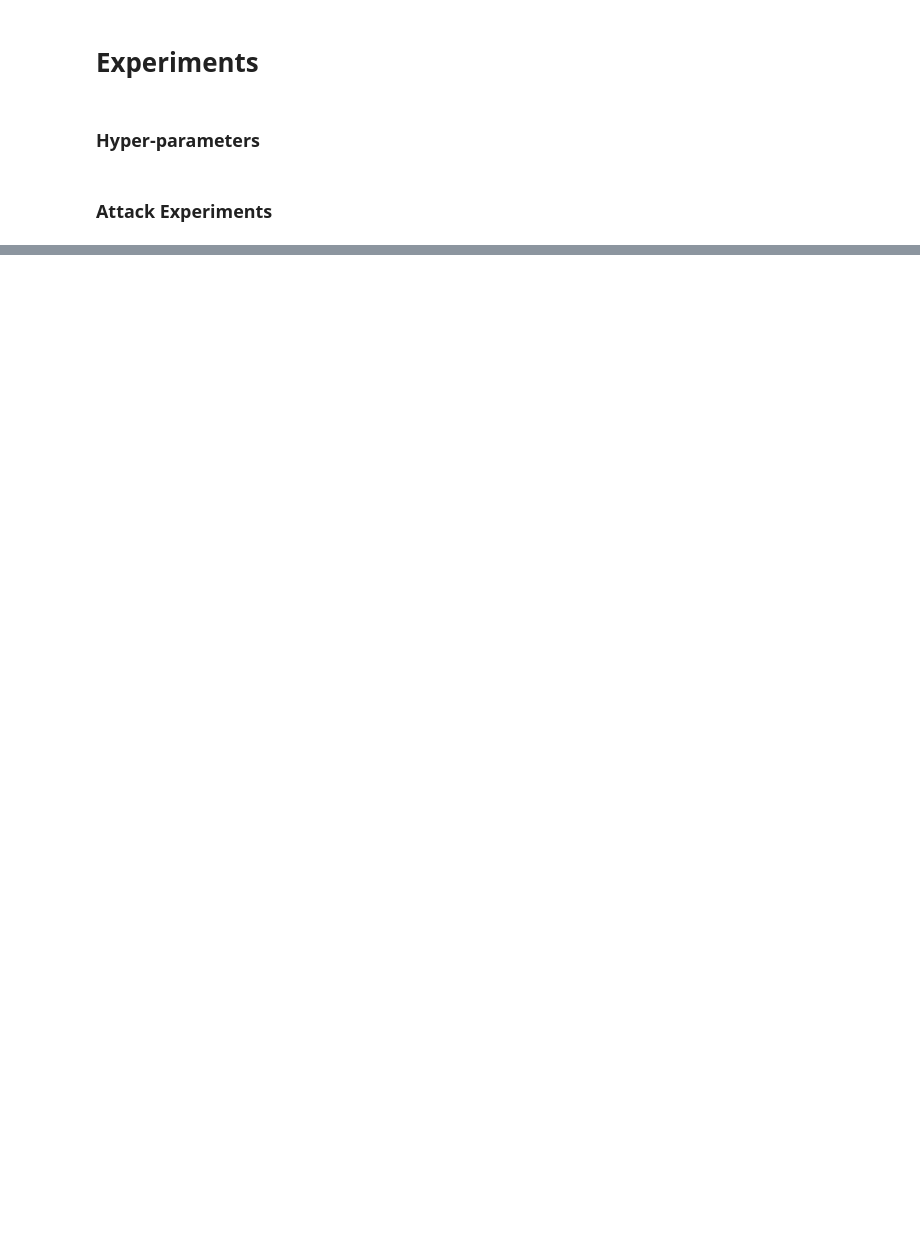
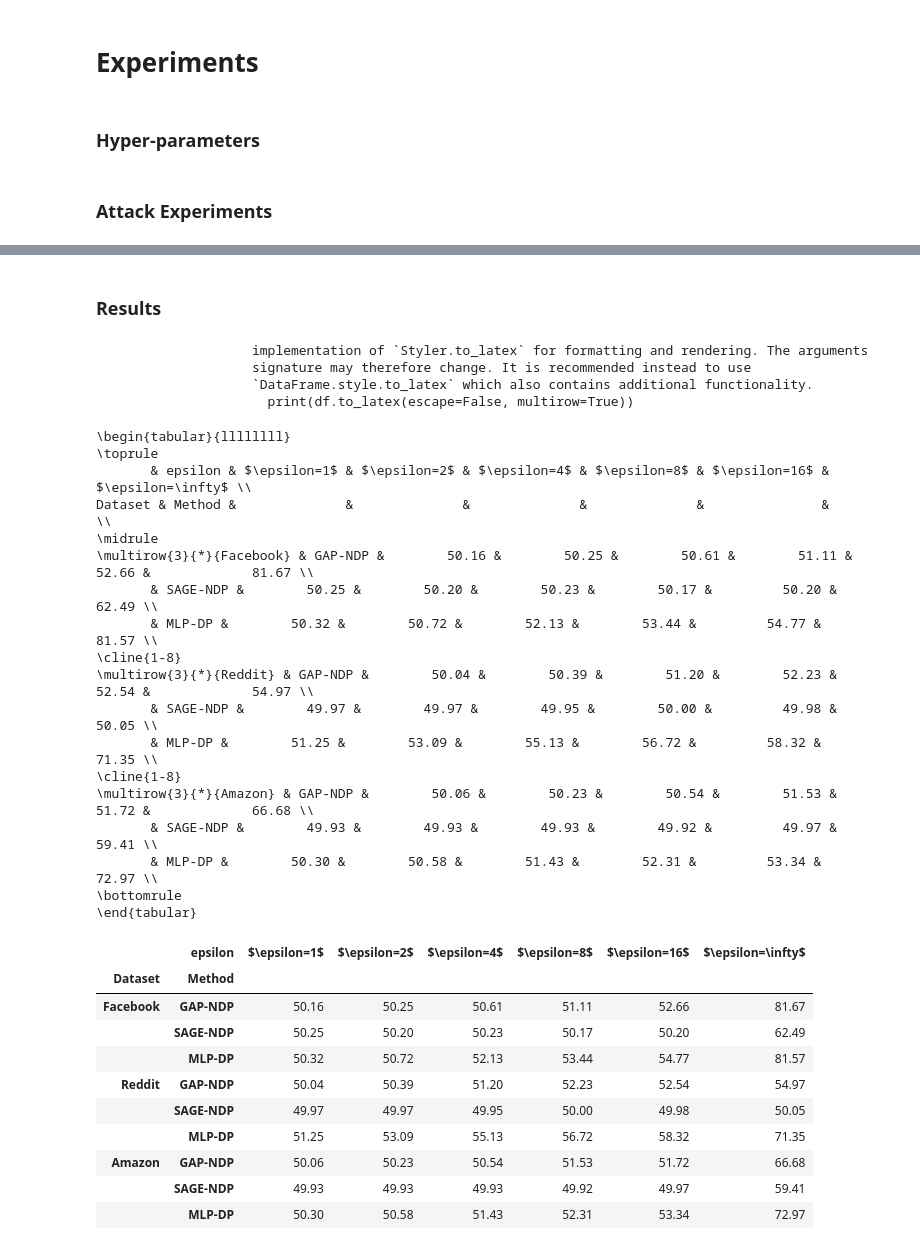
Before and after one commit to sisaman/GAP, a Jupyter notebook: attacks.ipynb, the cells around one changed output, grey strips where cells are left out. Saved outputs shown, nothing was run; the diff lists cells and outputs as text; code cells hidden in the pictures; blank space fills up the shorter version.

```diff
--- a/attacks.ipynb
+++ b/attacks.ipynb
@@ -110,0 +134,2 @@ Saved 54 runs to jobs/gap-attack.sh
+# %% [markdown]
+### Results
@@ -110,0 +146,67 @@ Saved 54 runs to jobs/gap-attack.sh
+# %%
+cols = ['dataset', 'method', 'target_epsilon', 'attack/test/auc_mean']
+df = pd.DataFrame(data_list, columns=cols)
+df = df.fillna(np.inf)
+df = df.rename(columns={
+    'target_epsilon': 'epsilon',
+    'attack/test/auc_mean': 'auc',
+})
+df['method'] = df['method'].apply(lambda x: {'GAP': 'GAP-NDP', 'SAGE': 'SAGE-NDP', 'MLP': 'MLP-DP'}[x.upper().split('-')[0]])
+df['auc'] = df.apply(lambda row: f"{row['auc']:.2f}", axis=1)
+
+def sort_key(row):
+    keys = {
+        'Facebook': 1, 'Reddit': 2, 'Amazon': 3,     # datasets
+        'GAP-NDP': 1, 'SAGE-NDP': 2, 'MLP-DP': 3,             # methods
+    }
+    if isinstance(row, pd.Index):
+        s = row.to_series()
+        s = s.replace(keys)
+        return pd.Index(s)
+    else:
+        return row.replace(keys)
+
+df['dataset'] = df['dataset'].str.title()
+df = df.pivot(columns=['epsilon'], index=['dataset', 'method'])
+df = df.reset_index().sort_values(by=['dataset', 'method'], key=sort_key)
+df = df.set_index(['dataset', 'method'])
+df = df.droplevel(0, axis=1)
+df = df.rename_axis(index=str.title)
+df = df.rename(lambda eps: f"$\epsilon={eps:.0f}$", axis='columns')
+df = df.rename({'$\epsilon=inf$': '$\epsilon=\infty$'}, axis='columns')
+print(df.to_latex(escape=False, multirow=True))
+df
+# %% [output]
+                    implementation of `Styler.to_latex` for formatting and rendering. The arguments
+                    signature may therefore change. It is recommended instead to use
+                    `DataFrame.style.to_latex` which also contains additional functionality.
+                      print(df.to_latex(escape=False, multirow=True))
+\begin{tabular}{llllllll}
+\toprule
+       & epsilon & $\epsilon=1$ & $\epsilon=2$ & $\epsilon=4$ & $\epsilon=8$ & $\epsilon=16$ & $\epsilon=\infty$ \\
+Dataset & Method &              &              &              &              &               &                   \\
+\midrule
+\multirow{3}{*}{Facebook} & GAP-NDP &        50.16 &        50.25 &        50.61 &        51.11 &         52.66 &             81.67 \\
+       & SAGE-NDP &        50.25 &        50.20 &        50.23 &        50.17 &         50.20 &             62.49 \\
+       & MLP-DP &        50.32 &        50.72 &        52.13 &        53.44 &         54.77 &             81.57 \\
+\cline{1-8}
+\multirow{3}{*}{Reddit} & GAP-NDP &        50.04 &        50.39 &        51.20 &        52.23 &         52.54 &             54.97 \\
+       & SAGE-NDP &        49.97 &        49.97 &        49.95 &        50.00 &         49.98 &             50.05 \\
+       & MLP-DP &        51.25 &        53.09 &        55.13 &        56.72 &         58.32 &             71.35 \\
+\cline{1-8}
+\multirow{3}{*}{Amazon} & GAP-NDP &        50.06 &        50.23 &        50.54 &        51.53 &         51.72 &             66.68 \\
+       & SAGE-NDP &        49.93 &        49.93 &        49.93 &        49.92 &         49.97 &             59.41 \\
+       & MLP-DP &        50.30 &        50.58 &        51.43 &        52.31 &         53.34 &             72.97 \\
+\bottomrule
+\end{tabular}
+|  | epsilon | $\epsilon=1$ | $\epsilon=2$ | $\epsilon=4$ | $\epsilon=8$ | $\epsilon=16$ | $\epsilon=\infty$ |
+| Dataset | Method |  |  |  |  |  |  |
+| Facebook | GAP-NDP | 50.16 | 50.25 | 50.61 | 51.11 | 52.66 | 81.67 |
+|  | SAGE-NDP | 50.25 | 50.20 | 50.23 | 50.17 | 50.20 | 62.49 |
+|  | MLP-DP | 50.32 | 50.72 | 52.13 | 53.44 | 54.77 | 81.57 |
+| Reddit | GAP-NDP | 50.04 | 50.39 | 51.20 | 52.23 | 52.54 | 54.97 |
+|  | SAGE-NDP | 49.97 | 49.97 | 49.95 | 50.00 | 49.98 | 50.05 |
+|  | MLP-DP | 51.25 | 53.09 | 55.13 | 56.72 | 58.32 | 71.35 |
+| Amazon | GAP-NDP | 50.06 | 50.23 | 50.54 | 51.53 | 51.72 | 66.68 |
+|  | SAGE-NDP | 49.93 | 49.93 | 49.93 | 49.92 | 49.97 | 59.41 |
+|  | MLP-DP | 50.30 | 50.58 | 51.43 | 52.31 | 53.34 | 72.97 |
```
Also changed, not shown: parts of 5 cells of this notebook, 1 other file.
